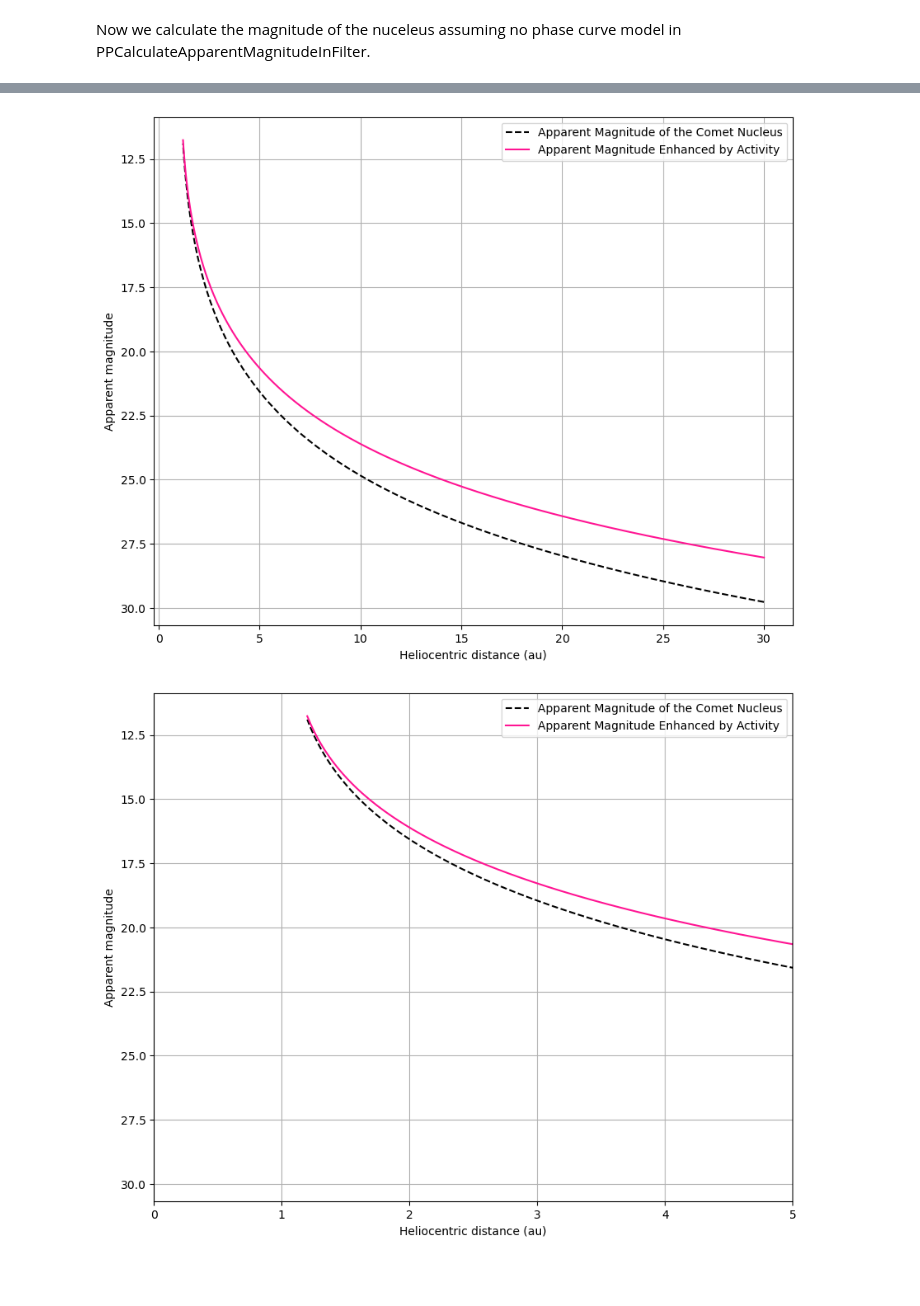
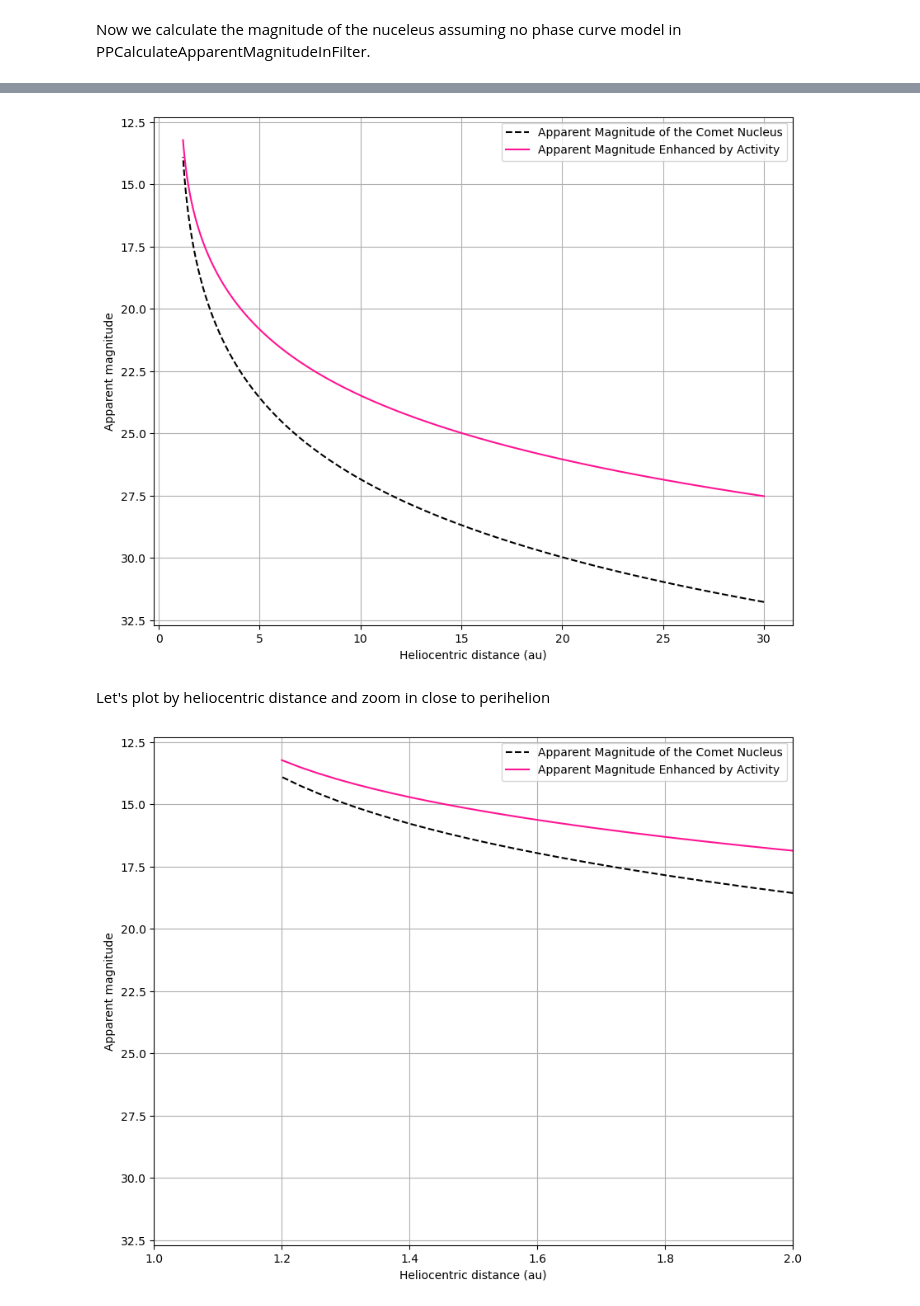
Before and after one commit to dirac-institute/sorcha, a Jupyter notebook: docs/notebooks/demo_Cometary_Activity.ipynb, the cells around one changed output, grey strips where cells are left out. Drawn from its saved outputs; the diff is of its cells as text; code cells hidden in the pictures; blank space fills up the shorter version.

```diff
--- a/docs/notebooks/demo_Cometary_Activity.ipynb
+++ b/docs/notebooks/demo_Cometary_Activity.ipynb
@@ -25,7 +23,7 @@ observations_df = pd.DataFrame(
         "fieldMJD_TAI": np.linspace(
             0, 100, 1001
         ),  # time of observation - note these values are bogus, we only care about the Delta t for this demo
-        "H_filter": 15 * np.ones(1001),
+        "H_filter": 17 * np.ones(1001),
         # starting at 30 au and coming inward to 5 au
         "Range_LTC_km": 1.495978707e8 * np.flip(np.linspace(  0.2, 30, 1001)), # au
         "Obj_Sun_LTC_km": 1.495978707e8 * np.flip(np.linspace(1.2, 30, 1001)),  #  au
@@ -114,6 +113,6 @@ update_activity_subclasses()
 # %%
 observations_df["afrho1"] = 150
-observations_df["k"] =-0.5
+observations_df["k"] =-0.3
 # %%
 observations_df = PPCalculateApparentMagnitudeInFilter(observations_df.copy(), "none", "r",cometary_activity_choice="lsst_comet")
 # %%
@@ -197,26 +202,28 @@ plt.gca().invert_yaxis()
 plt.grid()
 plt.show()
 # %% [output]
-[figure, old version]
+[figure, new version]
+# %% [markdown]
+Let's plot by heliocentric distance and zoom in close to perihelion
 # %%
 fig, ax = plt.subplots(figsize=(10, 8))
 ax.plot(
     observations_df["Obj_Sun_LTC_km"]/1.495978707e8,
     observations_df["Simple_mag"],
     linestyle="--",
     label="Apparent Magnitude of the Comet Nucleus",
     color="black",
 )
 ax.plot(
     observations_df["Obj_Sun_LTC_km"]/1.495978707e8, observations_df["trailedSourceMagTrue"], linestyle="-", label="Apparent Magnitude Enhanced by Activity", color="deeppink"
 )
 
 plt.legend()
 ax.set_xlabel("Heliocentric distance (au)")
 ax.set_ylabel("Apparent magnitude")
 plt.gca().invert_yaxis()
-plt.xlim(0,5)
+plt.xlim(1.0,2)
 plt.grid()
 plt.show()
 # %% [output]
-[figure, old version]
+[figure, new version]
```
Also changed, not shown: parts of 17 cells of this notebook.
